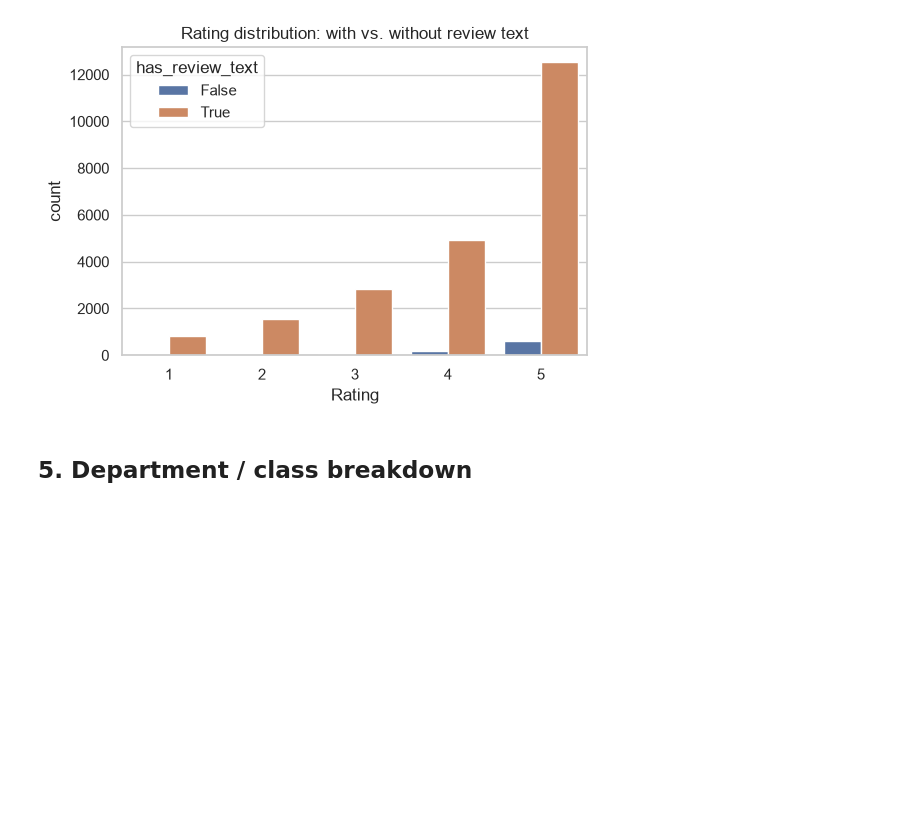
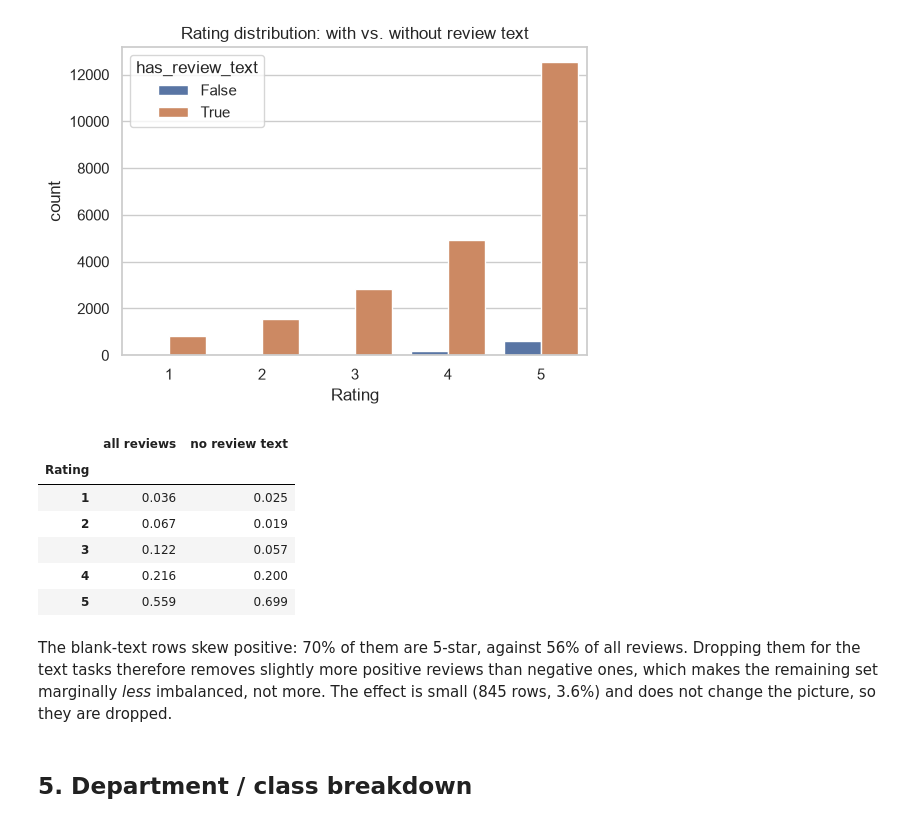
Before and after one commit to Mashi98/Ecommerce-Review-Analytics, a Jupyter notebook: notebooks/01_eda.ipynb, the cells around one changed output. Drawn from its saved outputs; the diff is of its cells as text; code cells hidden in the pictures; blank space fills up the shorter version.

```diff
--- a/notebooks/01_eda.ipynb
+++ b/notebooks/01_eda.ipynb
@@ -140,6 +152,23 @@ plt.show()
 # %% [output]
 missing Review Text: 845 / 23486 (3.60%)
 [figure]
+# %%
+# Do the blank-text rows skew by rating? Compare their rating mix with the whole dataset.
+mix = pd.DataFrame({
+    "all reviews": df["Rating"].value_counts(normalize=True),
+    "no review text": df.loc[df["Review Text"].isna(), "Rating"].value_counts(normalize=True),
+}).sort_index().round(3)
+mix
+# %% [output]
+|  | all reviews | no review text |
+| Rating |  |  |
+| 1 | 0.036 | 0.025 |
+| 2 | 0.067 | 0.019 |
+| 3 | 0.122 | 0.057 |
+| 4 | 0.216 | 0.200 |
+| 5 | 0.559 | 0.699 |
+# %% [markdown]
+The blank-text rows skew positive: 70% of them are 5-star, against 56% of all reviews. Dropping them for the text tasks therefore removes slightly more positive reviews than negative ones, which makes the remaining set marginally *less* imbalanced, not more. The effect is small (845 rows, 3.6%) and does not change the picture, so they are dropped.
 # %% [markdown]
 ## 5. Department / class breakdown
 # %%
```
Also changed, not shown: parts of 14 cells of this notebook.
